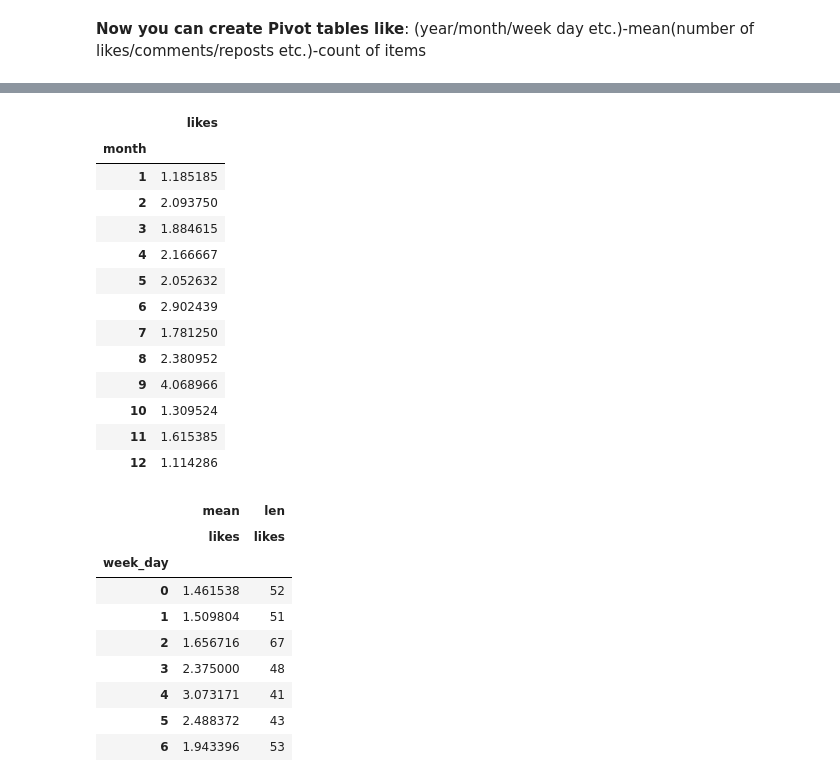
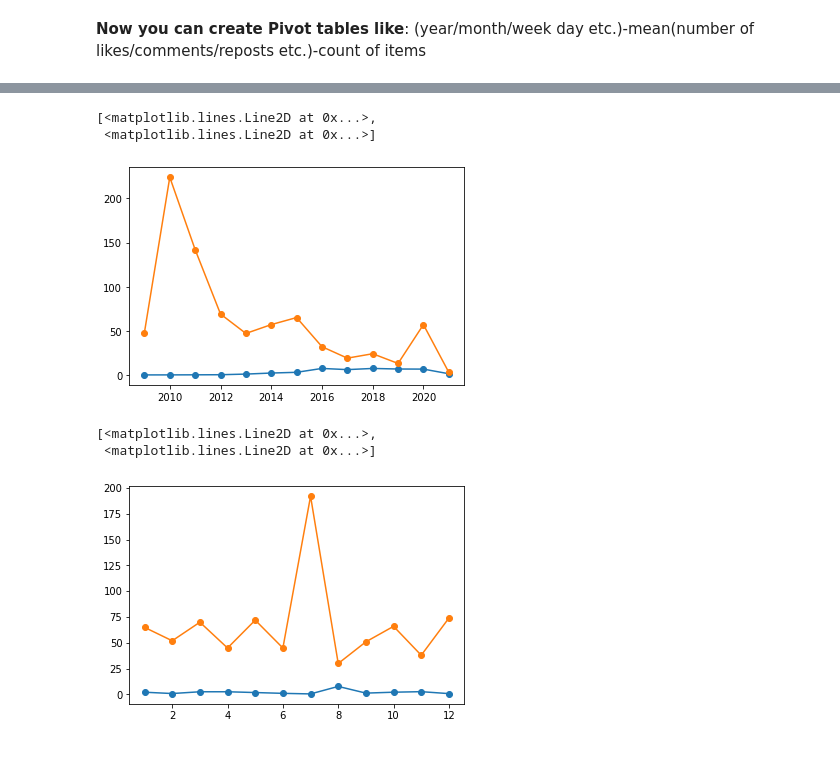
Before and after one commit to serereg/social_totalizer, a Jupyter notebook: totalizer/static/data/VK_Analysis.ipynb, the cells around one changed output, grey strips where cells are left out. Cells and saved outputs as stored; diff of their text form; code cells hidden in the pictures; blank space fills up the shorter version.

```diff
--- a/totalizer/static/data/VK_Analysis.ipynb
+++ b/totalizer/static/data/VK_Analysis.ipynb
@@ -57,4 +58,14 @@ df.head()
 # %% [markdown]
 **Now you can create Pivot tables like**: (year/month/week day etc.)-mean(number of likes/comments/reposts etc.)-count of items
 # %%
-pd.pivot_table(df, index=["year"], values=["likes"], aggfunc=np.mean)
+year_likes = pd.pivot_table(df, index=["year"], values=["likes"], aggfunc=[np.mean, len])
+year_likes.columns = ['mean of likes per post', 'num of posts']
+
+month_likes = pd.pivot_table(df, index=["month"], values=["likes"], aggfunc=[np.mean, len])
+month_likes.columns = ['mean of likes per post', 'num of posts']
+
+weekday_likes = pd.pivot_table(df, index=["week_day"], values=["likes"], aggfunc=[np.mean, len])
+weekday_likes.columns = ['mean of likes per post', 'num of posts']
+
+hour_likes = pd.pivot_table(df, index=["hour"], values=["likes"], aggfunc=[np.mean, len])
+hour_likes.columns = ['mean of likes per post', 'num of posts']
@@ -73,30 +72,12 @@ pd.pivot_table(df, index=["year"], values=["likes"], aggfunc=np.mean)
 # %%
-pd.pivot_table(df, index=["month"], values=["likes"])
+plt.plot(year_likes, marker = 'o')
 # %% [output]
-|  | likes |
-| month |  |
-| 1 | 1.185185 |
-| 2 | 2.093750 |
-| 3 | 1.884615 |
-| 4 | 2.166667 |
-| 5 | 2.052632 |
-| 6 | 2.902439 |
-| 7 | 1.781250 |
-| 8 | 2.380952 |
-| 9 | 4.068966 |
-| 10 | 1.309524 |
-| 11 | 1.615385 |
-| 12 | 1.114286 |
+[<matplotlib.lines.Line2D at 0x...>,
+ <matplotlib.lines.Line2D at 0x...>]
+[figure, added]
 # %%
-pd.pivot_table(df, index=["week_day"], values=["likes"], aggfunc=[np.mean, len])
+plt.plot(month_likes, marker = 'o')
 # %% [output]
-|  | mean | len |
-|  | likes | likes |
-| week_day |  |  |
-| 0 | 1.461538 | 52 |
-| 1 | 1.509804 | 51 |
-| 2 | 1.656716 | 67 |
-| 3 | 2.375000 | 48 |
-| 4 | 3.073171 | 41 |
-| 5 | 2.488372 | 43 |
-| 6 | 1.943396 | 53 |
+[<matplotlib.lines.Line2D at 0x...>,
+ <matplotlib.lines.Line2D at 0x...>]
+[figure, added]
```
Also changed, not shown: parts of 8 cells of this notebook.
